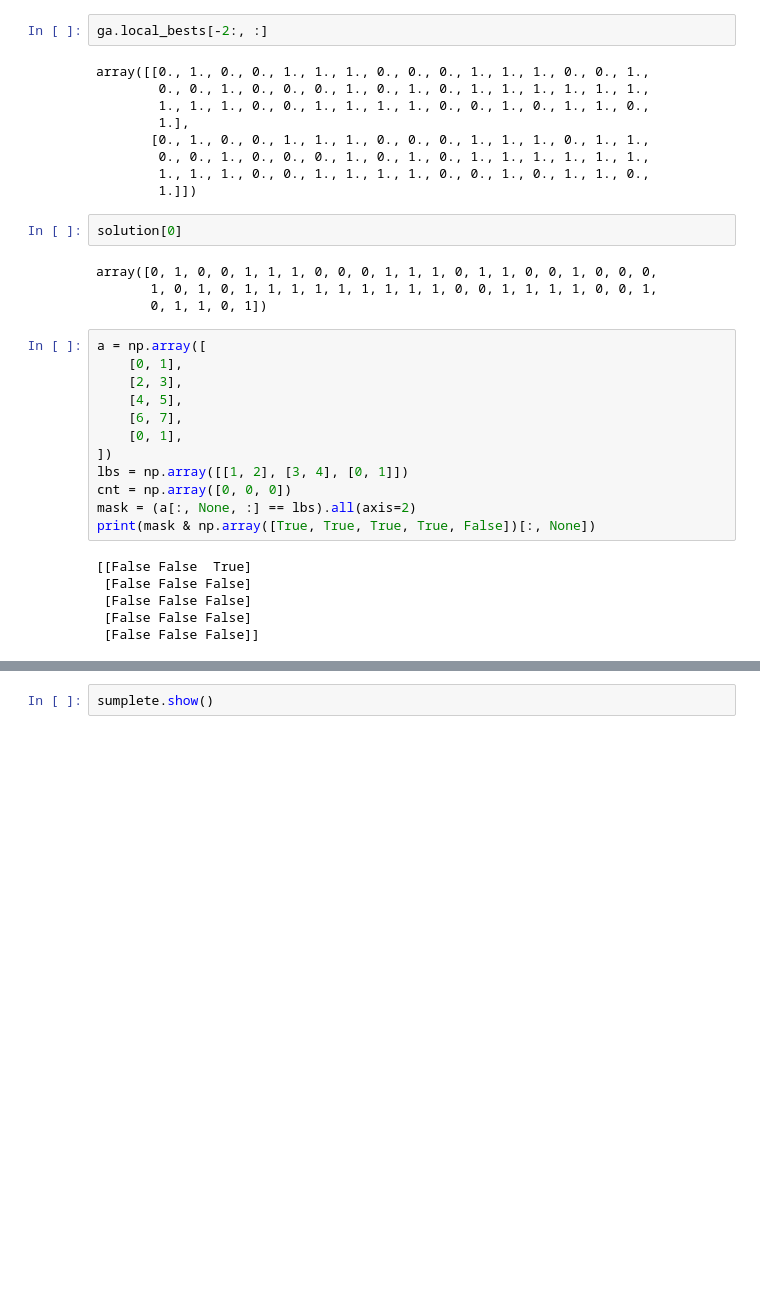
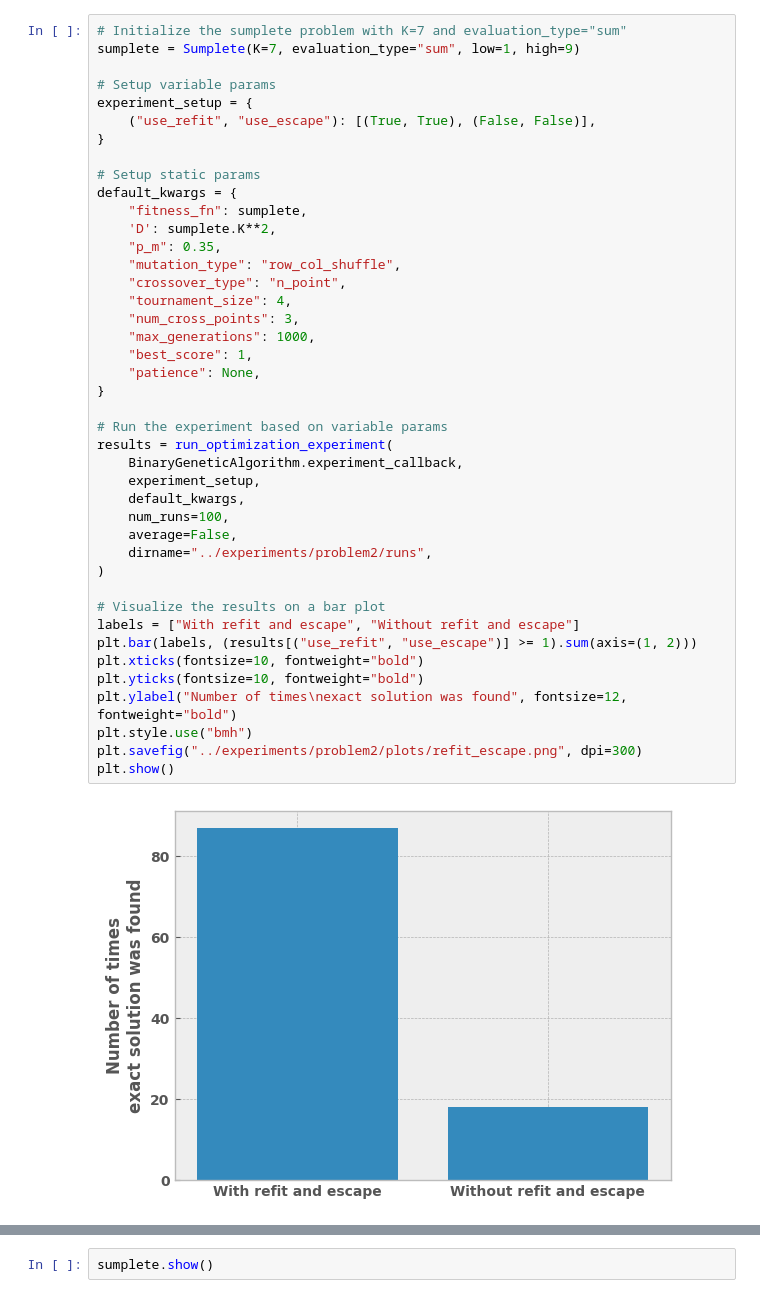
Before and after one commit to mantasu/nat2324, a Jupyter notebook: notebooks/problem2.ipynb, the cells around one changed output, grey strips where cells are left out. Drawn from its saved outputs; the diff is of its cells as text; blank space fills up the shorter version.

```diff
--- a/notebooks/problem2.ipynb
+++ b/notebooks/problem2.ipynb
@@ -55,36 +45,45 @@ array([[0, 1, 0, 0, 1, 1, 1, 0, 0, 0, 1, 1, 1, 0, 1, 1, 0, 0, 1, 0],
-# %%
-ga.local_bests[-2:, :]
-# %% [output]
-array([[0., 1., 0., 0., 1., 1., 1., 0., 0., 0., 1., 1., 1., 0., 0., 1.,
-        0., 0., 1., 0., 0., 0., 1., 0., 1., 0., 1., 1., 1., 1., 1., 1.,
-        1., 1., 1., 0., 0., 1., 1., 1., 1., 0., 0., 1., 0., 1., 1., 0.,
-        1.],
-       [0., 1., 0., 0., 1., 1., 1., 0., 0., 0., 1., 1., 1., 0., 1., 1.,
-        0., 0., 1., 0., 0., 0., 1., 0., 1., 0., 1., 1., 1., 1., 1., 1.,
-        1., 1., 1., 0., 0., 1., 1., 1., 1., 0., 0., 1., 0., 1., 1., 0.,
-        1.]])
-# %%
-solution[0]
-# %% [output]
-array([0, 1, 0, 0, 1, 1, 1, 0, 0, 0, 1, 1, 1, 0, 1, 1, 0, 0, 1, 0, 0, 0,
-       1, 0, 1, 0, 1, 1, 1, 1, 1, 1, 1, 1, 1, 0, 0, 1, 1, 1, 1, 0, 0, 1,
-       0, 1, 1, 0, 1])
-# %%
-a = np.array([
-    [0, 1],
-    [2, 3],
-    [4, 5],
-    [6, 7],
-    [0, 1],
-])
-lbs = np.array([[1, 2], [3, 4], [0, 1]])
-cnt = np.array([0, 0, 0])
-mask = (a[:, None, :] == lbs).all(axis=2)
-print(mask & np.array([True, True, True, True, False])[:, None])
-# %% [output]
-[[False False  True]
- [False False False]
- [False False False]
- [False False False]
- [False False False]]
+# %%
+# Initialize the sumplete problem with K=7 and evaluation_type="sum"
+sumplete = Sumplete(K=7, evaluation_type="sum", low=1, high=9)
+
+# Setup variable params
+experiment_setup = {
+    ("use_refit", "use_escape"): [(True, True), (False, False)],
+}
+
+# Setup static params
+default_kwargs = {
+    "fitness_fn": sumplete,
+    'D': sumplete.K**2,
+    "p_m": 0.35,
+    "mutation_type": "row_col_shuffle",
+    "crossover_type": "n_point",
+    "tournament_size": 4,
+    "num_cross_points": 3,
+    "max_generations": 1000,
+    "best_score": 1,
+    "patience": None,
+}
+
+# Run the experiment based on variable params
+results = run_optimization_experiment(
+    BinaryGeneticAlgorithm.experiment_callback,
+    experiment_setup,
+    default_kwargs,
+    num_runs=100,
+    average=False,
+    dirname="../experiments/problem2/runs",
+)
+
+# Visualize the results on a bar plot
+labels = ["With refit and escape", "Without refit and escape"]
+plt.bar(labels, (results[("use_refit", "use_escape")] >= 1).sum(axis=(1, 2)))
+plt.xticks(fontsize=10, fontweight="bold")
+plt.yticks(fontsize=10, fontweight="bold")
+plt.ylabel("Number of times\nexact solution was found", fontsize=12, fontweight="bold")
+plt.style.use("bmh")
+plt.savefig("../experiments/problem2/plots/refit_escape.png", dpi=300)
+plt.show()
+# %% [output]
+[figure, added]
 # %%
```
Also changed, not shown: parts of 31 cells of this notebook, 6 other files.
